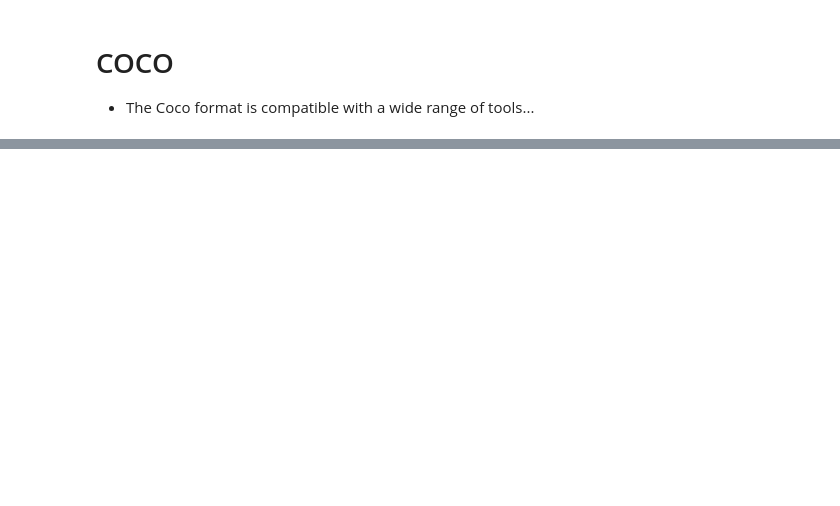
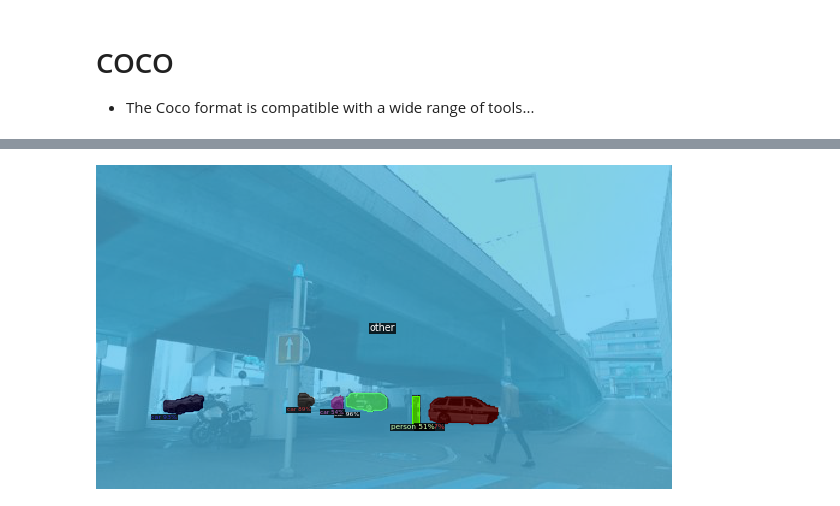
Before and after one commit to Labelbox/labelbox-python, a Jupyter notebook: examples/annotation_types/coco.ipynb, the cells around one changed output, grey strips where cells are left out. Drawn from its saved outputs; the diff is of its cells as text; code cells hidden in the pictures; blank space fills up the shorter version.

```diff
--- a/examples/annotation_types/coco.ipynb
+++ b/examples/annotation_types/coco.ipynb
@@ -438,0 +438,10 @@ register_coco_panoptic_separated('panoptic_train_6', mmeta, )
+# %%
+data_name = 'panoptic-training-11_separated'
+
+register_coco_panoptic_separated("panoptic-training-11", {}, #mmeta,
+        im_root,
+        mask_root, train_ds_path,
+        "/tmp/segs", train_ds_instance_path)
+
+tings = ['person', 'car']
+stuffs = ['person', 'car']
@@ -438,0 +461,22 @@ register_coco_panoptic_separated('panoptic_train_6', mmeta, )
+# %%
+config_file = "COCO-PanopticSegmentation/panoptic_fpn_R_50_3x.yaml"
+cfg = get_cfg()
+cfg.merge_from_file(model_zoo.get_config_file(config_file))
+cfg.DATASETS.TRAIN = ("panoptic-training-11_separated",)
+cfg.DATASETS.TEST = ()
+cfg.MODEL.DEVICE = 'cpu'
+cfg.DATALOADER.NUM_WORKERS = 4
+cfg.MODEL.WEIGHTS = model_zoo.get_checkpoint_url(config_file)  # Let training initialize from model zoo
+cfg.SOLVER.IMS_PER_BATCH = 1
+cfg.SOLVER.BASE_LR = 0.00025  # pick a good LR
+# 300 iterations seems good enough for this toy dataset; you may need to train longer for a practical dataset
+cfg.SOLVER.MAX_ITER = 200
+cfg.MODEL.ROI_HEADS.BATCH_SIZE_PER_IMAGE = 128  # faster, and good enough for this toy dataset (default: 512)
+cfg.MODEL.ROI_HEADS.NUM_CLASSES = len(tings)
+cfg.MODEL.SEM_SEG_HEAD.NUM_CLASSES = len(stuffs)
+cfg.INPUT.MASK_FORMAT = "bitmask"
+
+os.makedirs(cfg.OUTPUT_DIR, exist_ok=True)
+trainer = DefaultTrainer(cfg)
+trainer.resume_or_load(resume=False)
+trainer.train()
@@ -438,0 +529,14 @@ register_coco_panoptic_separated('panoptic_train_6', mmeta, )
+# %%
+# Check result
+cfg.MODEL.WEIGHTS = os.path.join(cfg.OUTPUT_DIR, "model_final.pth")
+predictor = DefaultPredictor(cfg)
+# for single test image
+im = np.array(Image.open('/tmp/images/5.jpg'))
+panoptic_seg, segments_info = predictor(im)["panoptic_seg"]
+#v = Visualizer(im[:, :, ::-1], MetadataCatalog.get(cfg.DATASETS.TRAIN[0]), scale=1.2)
+v = Visualizer(im[:, :, ::-1], MetadataCatalog.get('new'), scale=1.2)
+v = v.draw_panoptic_seg_predictions(panoptic_seg.to("cpu"), segments_info)
+# panoptic segmentation result
+Image.fromarray(v.get_image())
+# %% [output]
+[figure, added]
```
Also changed, not shown: parts of 27 cells of this notebook, 1 other file.
